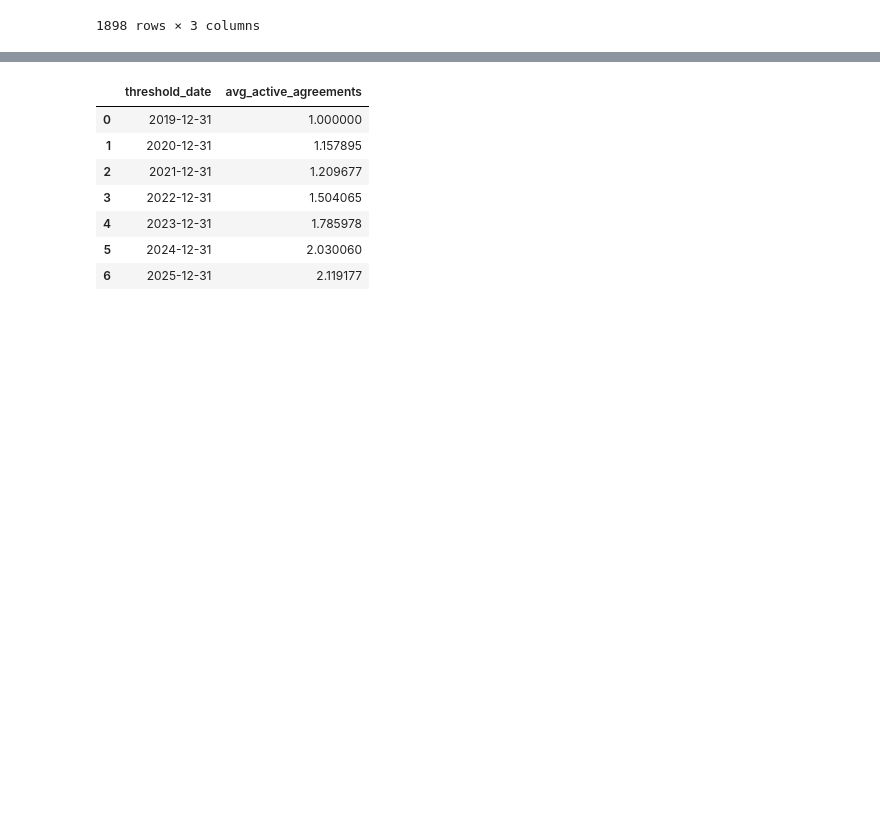
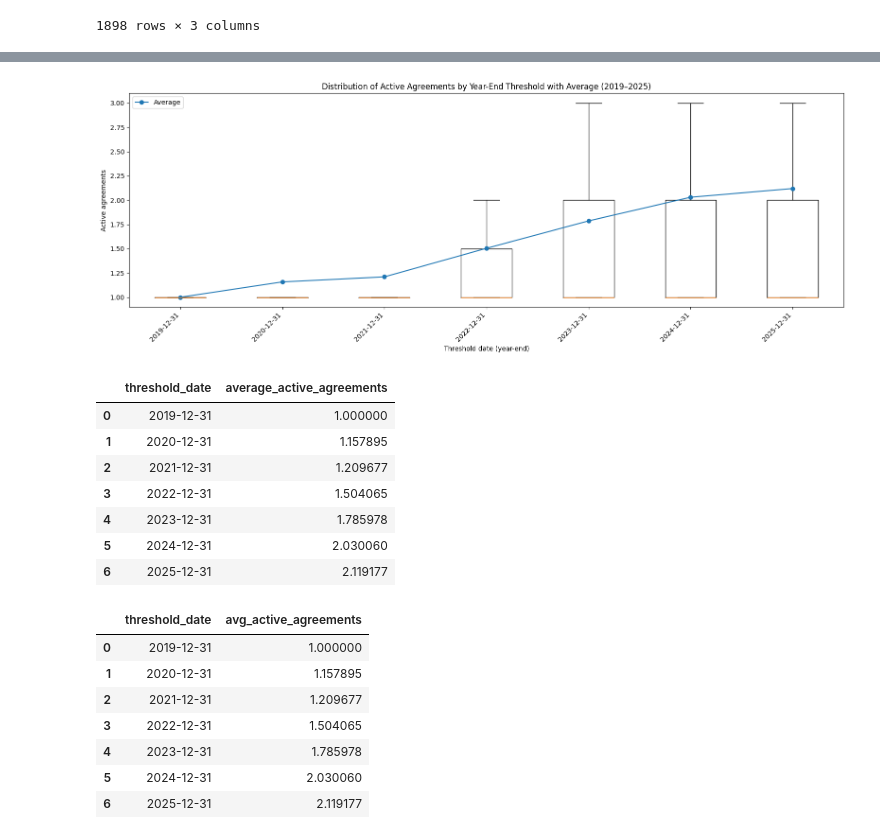
Before and after one commit to LinaMRuizG/Data-Analyst-Automation-Specialist-Test-Trial, a Jupyter notebook: solution.ipynb, the cells around one changed output, grey strips where cells are left out. Drawn from its saved outputs; the diff is of its cells as text; code cells hidden in the pictures; blank space fills up the shorter version.

```diff
--- a/solution.ipynb
+++ b/solution.ipynb
@@ -1148,3 +1343,24 @@ result
+# %%
+boxplot_agreements_by_threshold(
+    result,
+    company_col="company_name",
+    date_col="threshold_date",
+    value_col="active_agreements",
+    start_year=2019,
+    end_year=2025,
+    figsize=(16, 6),
+    showfliers=False,
+)
+# %% [output]
+[figure, added]
+|  | threshold_date | average_active_agreements |
+| 0 | 2019-12-31 | 1.000000 |
+| 1 | 2020-12-31 | 1.157895 |
+| 2 | 2021-12-31 | 1.209677 |
+| 3 | 2022-12-31 | 1.504065 |
+| 4 | 2023-12-31 | 1.785978 |
+| 5 | 2024-12-31 | 2.030060 |
+| 6 | 2025-12-31 | 2.119177 |
 # %%
 avg_by_threshold = (
     result
```
Also changed, not shown: parts of 49 cells of this notebook.
